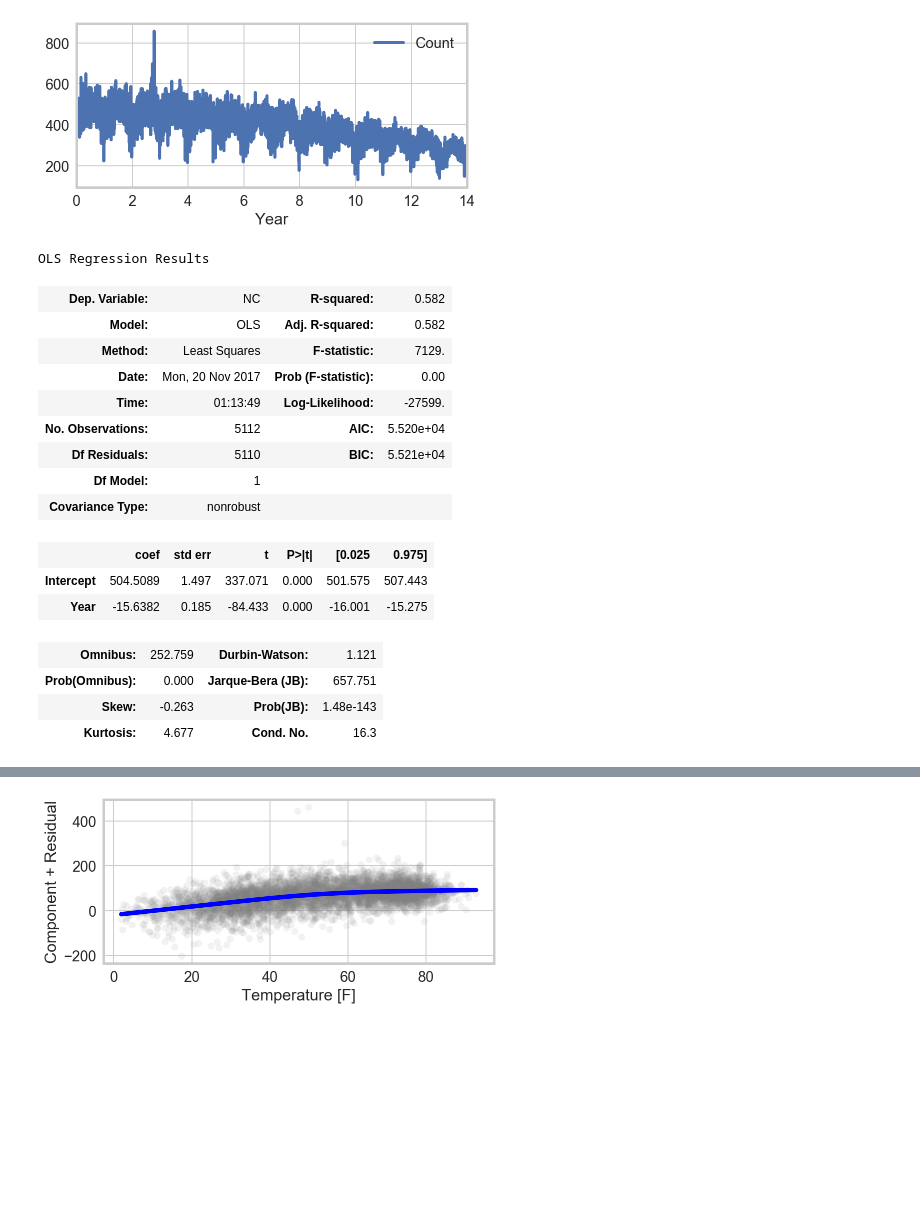
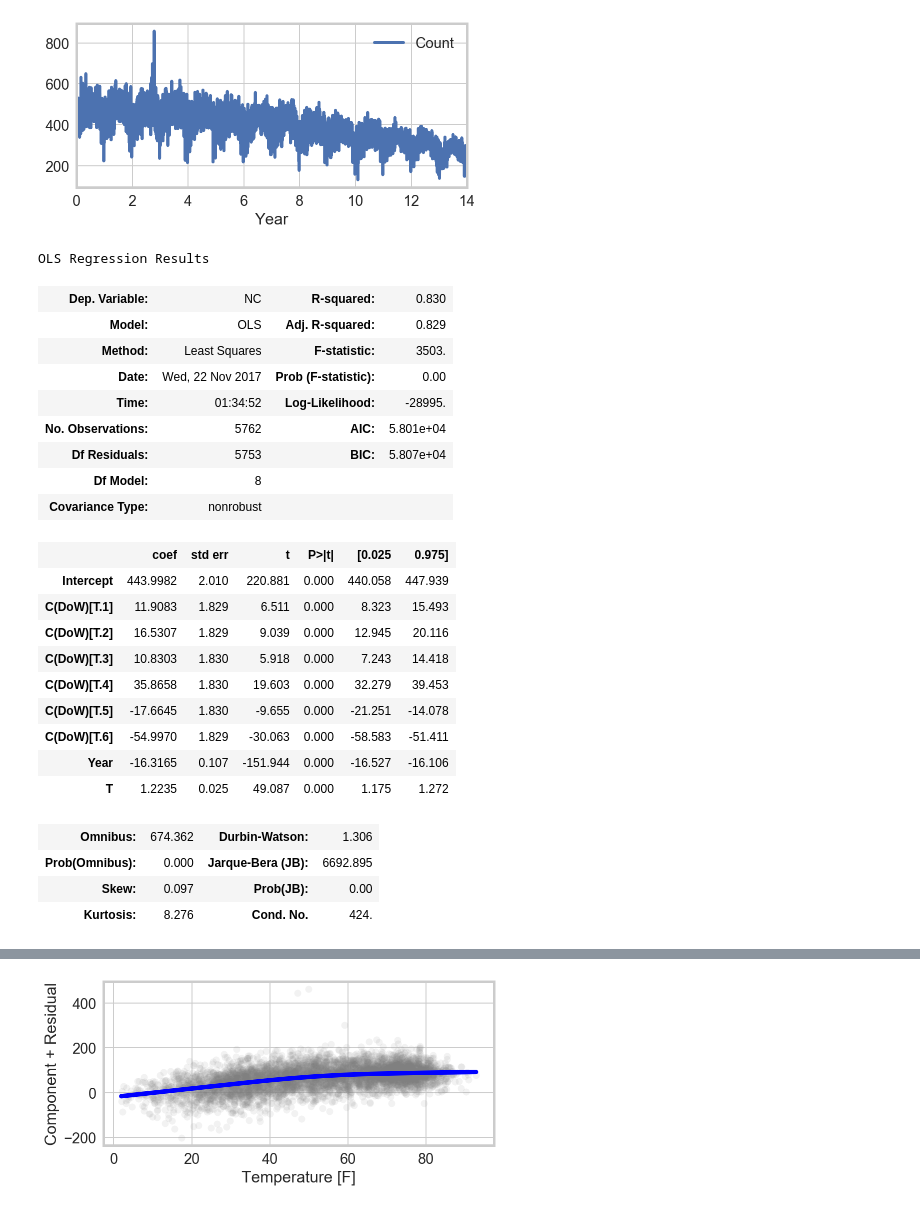
Before and after one commit to harris-ippp/lectures, a Jupyter notebook: 09-weather/weather_crime_skeleton.ipynb, the cells around one changed output, grey strips where cells are left out. Saved outputs shown, nothing was run; the diff lists cells and outputs as text; code cells hidden in the pictures; blank space fills up the shorter version.

```diff
--- a/09-weather/weather_crime_skeleton.ipynb
+++ b/09-weather/weather_crime_skeleton.ipynb
@@ -437,7 +478,2 @@ afternoon_crimes.set_index(afternoon_crimes.index.tz_localize(pytz.timezone('US/
 # %%
-ct_mdw = pd.concat([afternoon_avg_temp, afternoon_crimes], axis = 1).dropna()
 ct_mdw.set_index(ct_mdw.index.tz_convert(pytz.timezone('US/Central')), inplace = True)
-# %%
-ct_mdw["Year"] = (ct_mdw.index - datetime.datetime(2001, 1, 1, 0, 0, tzinfo = pytz.timezone('US/Central'))) / datetime.timedelta(days=365.25)
-ct_mdw["Yint"] = ct_mdw.index.year
-ct_mdw["DoW"] = ct_mdw.index.dayofweek
@@ -447,26 +487,33 @@ ct_mdw.plot(x = "Year", y = "Count")
 <matplotlib.axes._subplots.AxesSubplot at 0x...>
 [figure]
 # %%
-ols = smf.ols(formula = "NC ~ Year",
+ols = smf.ols(formula = "NC ~ Year + T + C(DoW)",
               data = ct_mdw.rename(columns = {"Count" : "NC",
                                               "Temperature [F]" : "T"}))
 model = ols.fit()
 model.summary()
 # %% [output]
 OLS Regression Results
-| Dep. Variable: | NC | R-squared: | 0.582 |
-| Model: | OLS | Adj. R-squared: | 0.582 |
-| Method: | Least Squares | F-statistic: | 7129. |
-| Date: | Mon, 20 Nov 2017 | Prob (F-statistic): | 0.00 |
-| Time: | 01:13:49 | Log-Likelihood: | -27599. |
-| No. Observations: | 5112 | AIC: | 5.520e+04 |
-| Df Residuals: | 5110 | BIC: | 5.521e+04 |
-| Df Model: | 1 |  |  |
+| Dep. Variable: | NC | R-squared: | 0.830 |
+| Model: | OLS | Adj. R-squared: | 0.829 |
+| Method: | Least Squares | F-statistic: | 3503. |
+| Date: | Wed, 22 Nov 2017 | Prob (F-statistic): | 0.00 |
+| Time: | 01:34:52 | Log-Likelihood: | -28995. |
+| No. Observations: | 5762 | AIC: | 5.801e+04 |
+| Df Residuals: | 5753 | BIC: | 5.807e+04 |
+| Df Model: | 8 |  |  |
 | Covariance Type: | nonrobust |  |  |
 |  | coef | std err | t | P>|t| | [0.025 | 0.975] |
-| Intercept | 504.5089 | 1.497 | 337.071 | 0.000 | 501.575 | 507.443 |
-| Year | -15.6382 | 0.185 | -84.433 | 0.000 | -16.001 | -15.275 |
+| Intercept | 443.9982 | 2.010 | 220.881 | 0.000 | 440.058 | 447.939 |
+| C(DoW)[T.1] | 11.9083 | 1.829 | 6.511 | 0.000 | 8.323 | 15.493 |
+| C(DoW)[T.2] | 16.5307 | 1.829 | 9.039 | 0.000 | 12.945 | 20.116 |
+| C(DoW)[T.3] | 10.8303 | 1.830 | 5.918 | 0.000 | 7.243 | 14.418 |
+| C(DoW)[T.4] | 35.8658 | 1.830 | 19.603 | 0.000 | 32.279 | 39.453 |
+| C(DoW)[T.5] | -17.6645 | 1.830 | -9.655 | 0.000 | -21.251 | -14.078 |
+| C(DoW)[T.6] | -54.9970 | 1.829 | -30.063 | 0.000 | -58.583 | -51.411 |
+| Year | -16.3165 | 0.107 | -151.944 | 0.000 | -16.527 | -16.106 |
+| T | 1.2235 | 0.025 | 49.087 | 0.000 | 1.175 | 1.272 |
-| Omnibus: | 252.759 | Durbin-Watson: | 1.121 |
-| Prob(Omnibus): | 0.000 | Jarque-Bera (JB): | 657.751 |
-| Skew: | -0.263 | Prob(JB): | 1.48e-143 |
-| Kurtosis: | 4.677 | Cond. No. | 16.3 |
+| Omnibus: | 674.362 | Durbin-Watson: | 1.306 |
+| Prob(Omnibus): | 0.000 | Jarque-Bera (JB): | 6692.895 |
+| Skew: | 0.097 | Prob(JB): | 0.00 |
+| Kurtosis: | 8.276 | Cond. No. | 424. |
```
Also changed, not shown: parts of 37 cells of this notebook.
